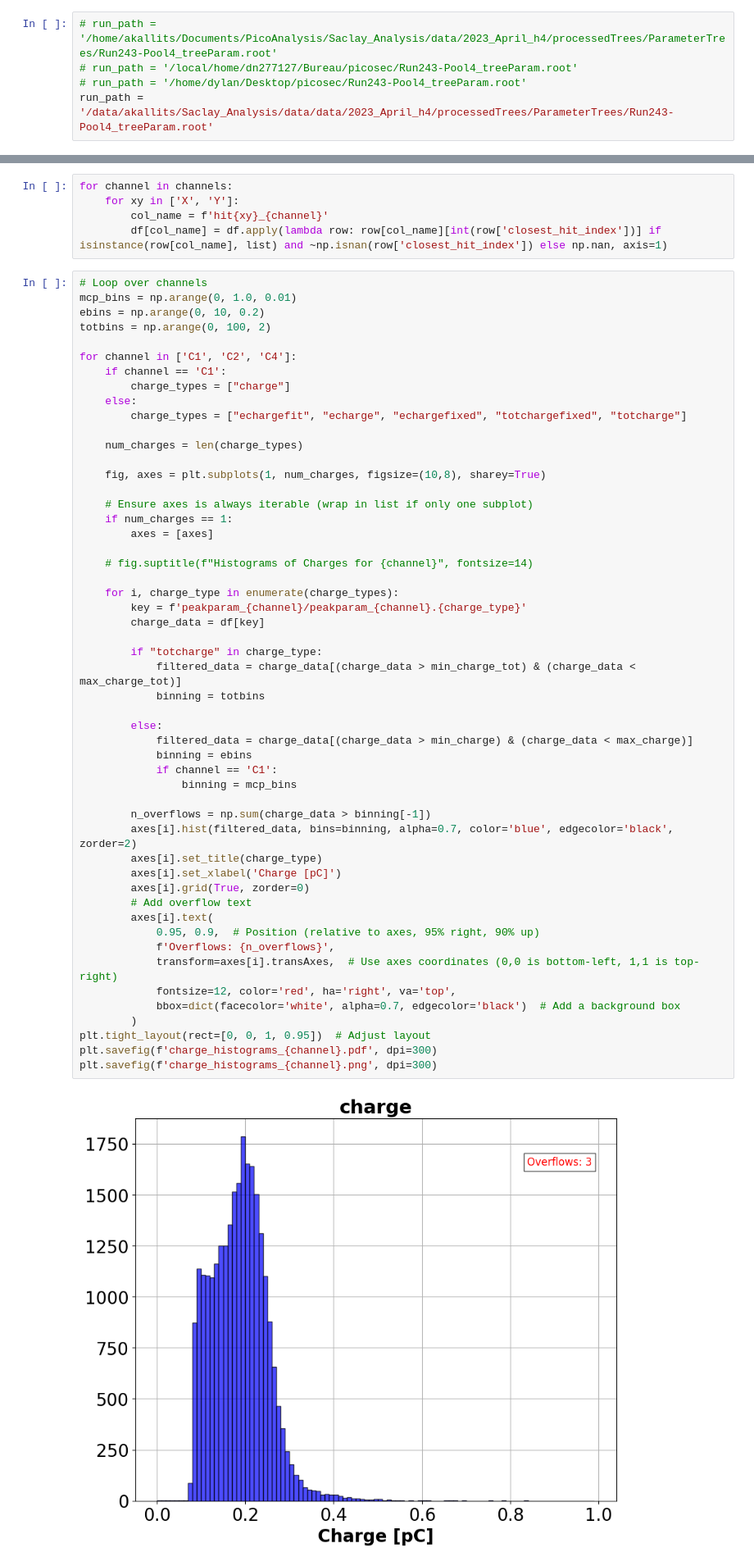
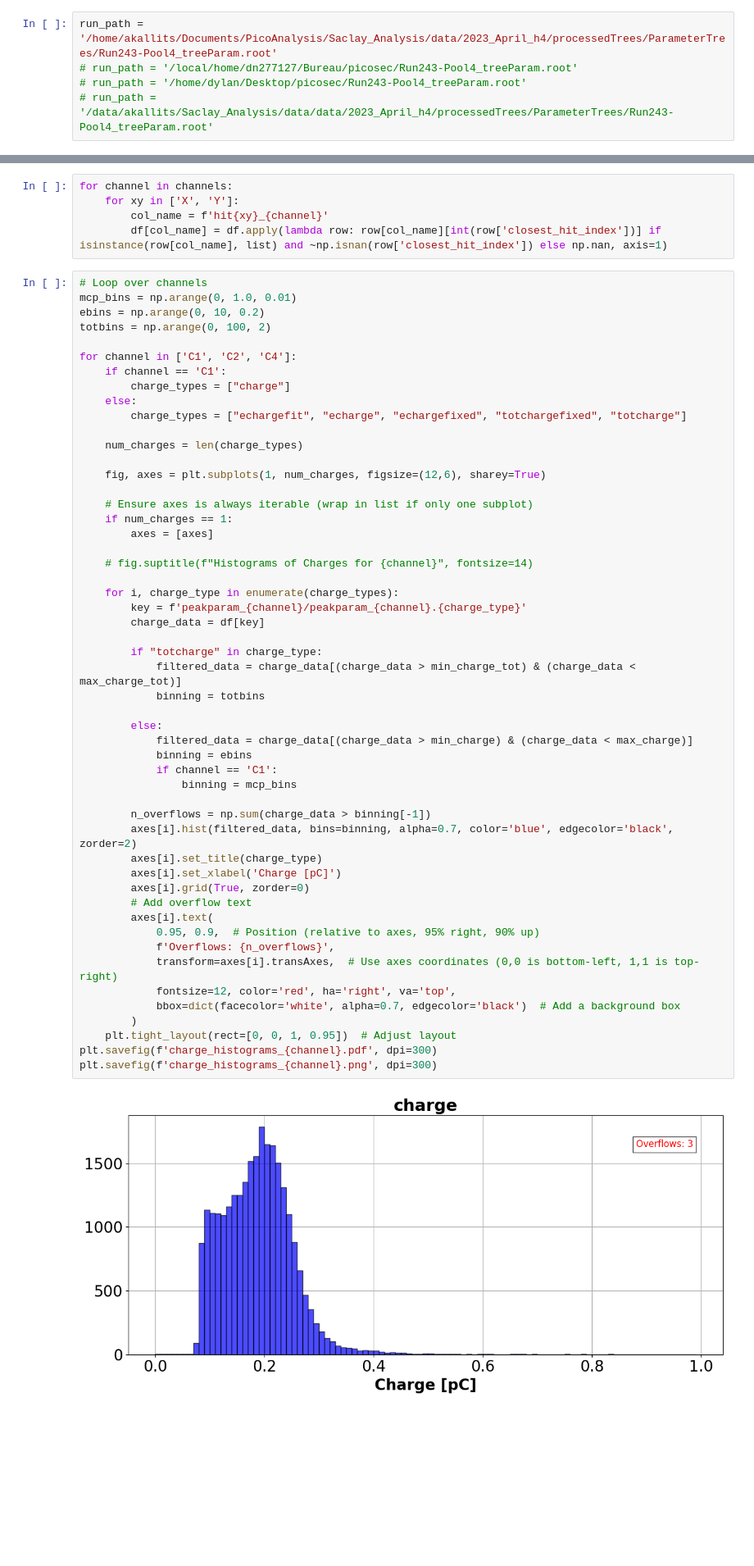
Before and after one commit to akallitss/py_analysis, a Jupyter notebook: single_pad_analysis/test_analysis.ipynb, the cells around one changed output, grey strips where cells are left out. Shown at 82% size. Cells and saved outputs as stored; diff of their text form; blank space fills up the shorter version.

```diff
--- a/single_pad_analysis/test_analysis.ipynb
+++ b/single_pad_analysis/test_analysis.ipynb
@@ -5,10 +6,10 @@ from test_functions import *
 
 set_matplotlib_style()
 # %%
-# run_path = '/home/akallits/Documents/PicoAnalysis/Saclay_Analysis/data/2023_April_h4/processedTrees/ParameterTrees/Run243-Pool4_treeParam.root'
+run_path = '/home/akallits/Documents/PicoAnalysis/Saclay_Analysis/data/2023_April_h4/processedTrees/ParameterTrees/Run243-Pool4_treeParam.root'
 # run_path = '/local/home/dn277127/Bureau/picosec/Run243-Pool4_treeParam.root'
 # run_path = '/home/dylan/Desktop/picosec/Run243-Pool4_treeParam.root'
-run_path = '/data/akallits/Saclay_Analysis/data/data/2023_April_h4/processedTrees/ParameterTrees/Run243-Pool4_treeParam.root'
+# run_path = '/data/akallits/Saclay_Analysis/data/data/2023_April_h4/processedTrees/ParameterTrees/Run243-Pool4_treeParam.root'
 # %%
 tree = get_tree(run_path, 'ParameterTree')
 # %%
@@ -64,7 +66,7 @@ for channel in ['C1', 'C2', 'C4']:
 
     num_charges = len(charge_types)
 
-    fig, axes = plt.subplots(1, num_charges, figsize=(10,8), sharey=True)
+    fig, axes = plt.subplots(1, num_charges, figsize=(12,6), sharey=True)
 
     # Ensure axes is always iterable (wrap in list if only one subplot)
     if num_charges == 1:
@@ -75,32 +77,32 @@ for channel in ['C1', 'C2', 'C4']:
     for i, charge_type in enumerate(charge_types):
         key = f'peakparam_{channel}/peakparam_{channel}.{charge_type}'
         charge_data = df[key]
 
         if "totcharge" in charge_type:
             filtered_data = charge_data[(charge_data > min_charge_tot) & (charge_data < max_charge_tot)]
             binning = totbins
 
         else:
             filtered_data = charge_data[(charge_data > min_charge) & (charge_data < max_charge)]
             binning = ebins
             if channel == 'C1':
                 binning = mcp_bins
 
         n_overflows = np.sum(charge_data > binning[-1])
         axes[i].hist(filtered_data, bins=binning, alpha=0.7, color='blue', edgecolor='black', zorder=2)
         axes[i].set_title(charge_type)
         axes[i].set_xlabel('Charge [pC]')
         axes[i].grid(True, zorder=0)
         # Add overflow text
         axes[i].text(
             0.95, 0.9,  # Position (relative to axes, 95% right, 90% up)
             f'Overflows: {n_overflows}',
             transform=axes[i].transAxes,  # Use axes coordinates (0,0 is bottom-left, 1,1 is top-right)
             fontsize=12, color='red', ha='right', va='top',
             bbox=dict(facecolor='white', alpha=0.7, edgecolor='black')  # Add a background box
         )
-plt.tight_layout(rect=[0, 0, 1, 0.95])  # Adjust layout
+    plt.tight_layout(rect=[0, 0, 1, 0.95])  # Adjust layout
 plt.savefig(f'charge_histograms_{channel}.pdf', dpi=300)
 plt.savefig(f'charge_histograms_{channel}.png', dpi=300)
 # %% [output]
-[figure, old version]
+[figure, new version]
```
Also changed, not shown: parts of 41 cells of this notebook, 1 other file.
